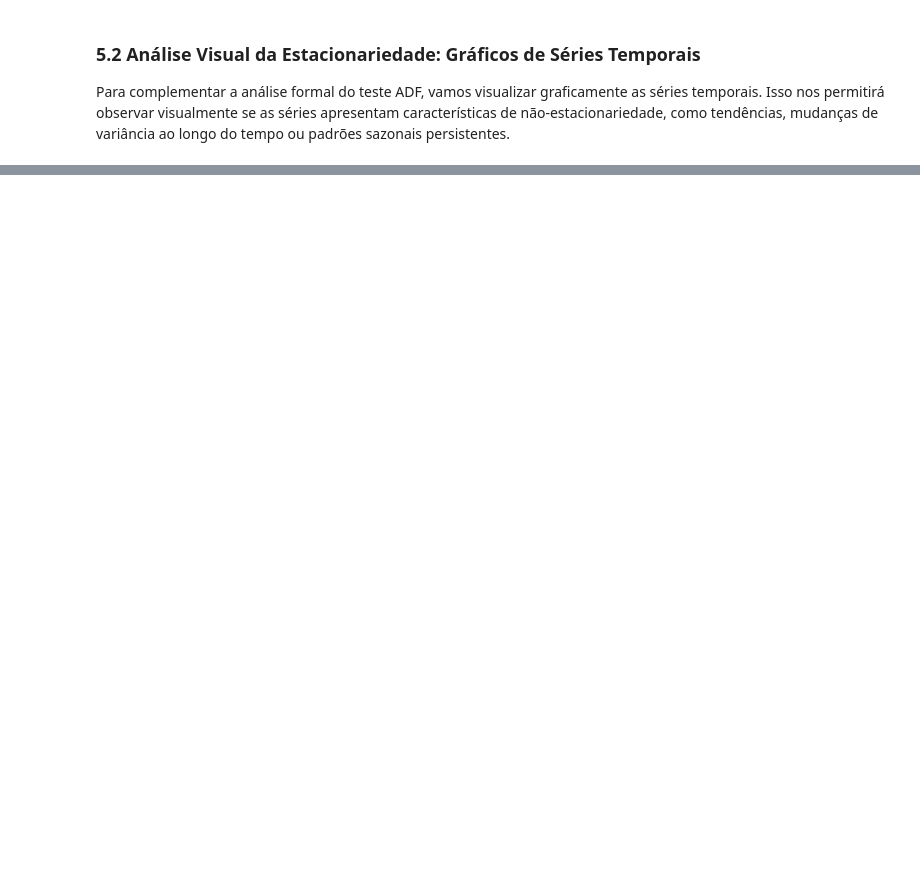
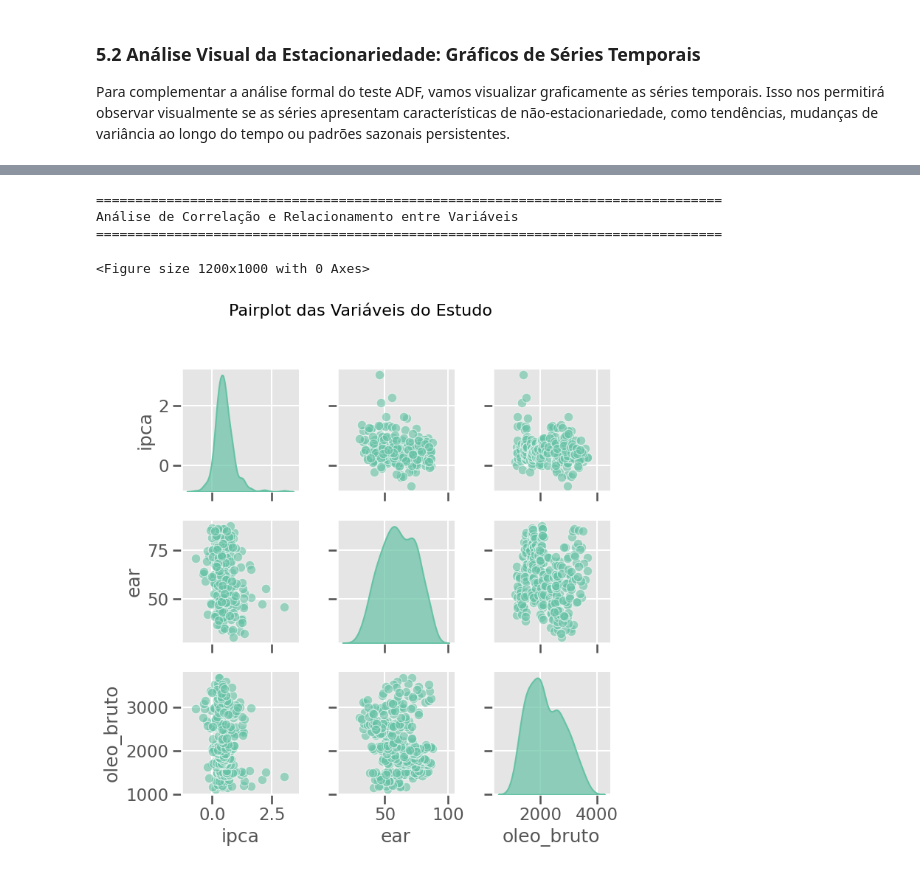
Before and after one commit to DPH38/DataScienceProject-, a Jupyter notebook: analise.ipynb, the cells around one changed output, grey strips where cells are left out. Drawn from its saved outputs; the diff is of its cells as text; code cells hidden in the pictures; blank space fills up the shorter version.

```diff
--- a/analise.ipynb
+++ b/analise.ipynb
@@ -527,0 +531,23 @@ Conclusão preliminar: A série apresenta características de não-estacionaried
+# %%
+# Criando um Pairplot para visualizar o relacionamento entre as variáveis
+plt.figure(figsize=(12, 10))
+print(f"\n{'=' * 80}")
+print("Análise de Correlação e Relacionamento entre Variáveis")
+print(f"{'=' * 80}")
+
+# Criar o pairplot - versão compatível com todas as versões do Seaborn
+sns.pairplot(df[['ipca', 'ear', 'oleo_bruto']],
+             diag_kind='kde',
+             plot_kws={'alpha': 0.6},
+             diag_kws={'alpha': 0.7, 'fill': True},
+             height=2.5)
+
+plt.suptitle('Pairplot das Variáveis do Estudo', y=1.02, fontsize=16)
+plt.tight_layout()
+plt.show()
+# %% [output]
+================================================================================
+Análise de Correlação e Relacionamento entre Variáveis
+================================================================================
+<Figure size 1200x1000 with 0 Axes>
+[figure, added]
```
Also changed, not shown: parts of 20 cells of this notebook, 4 other files.
